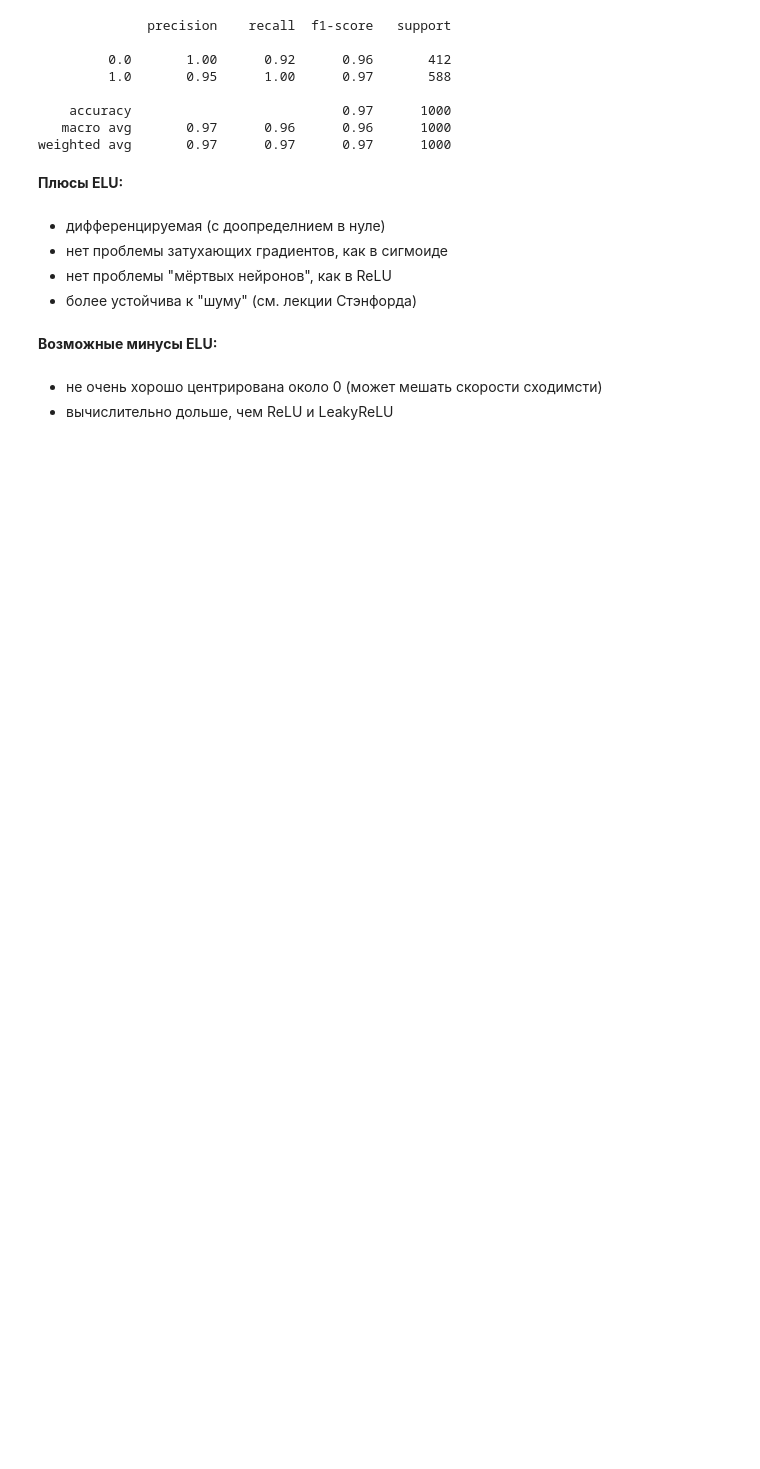
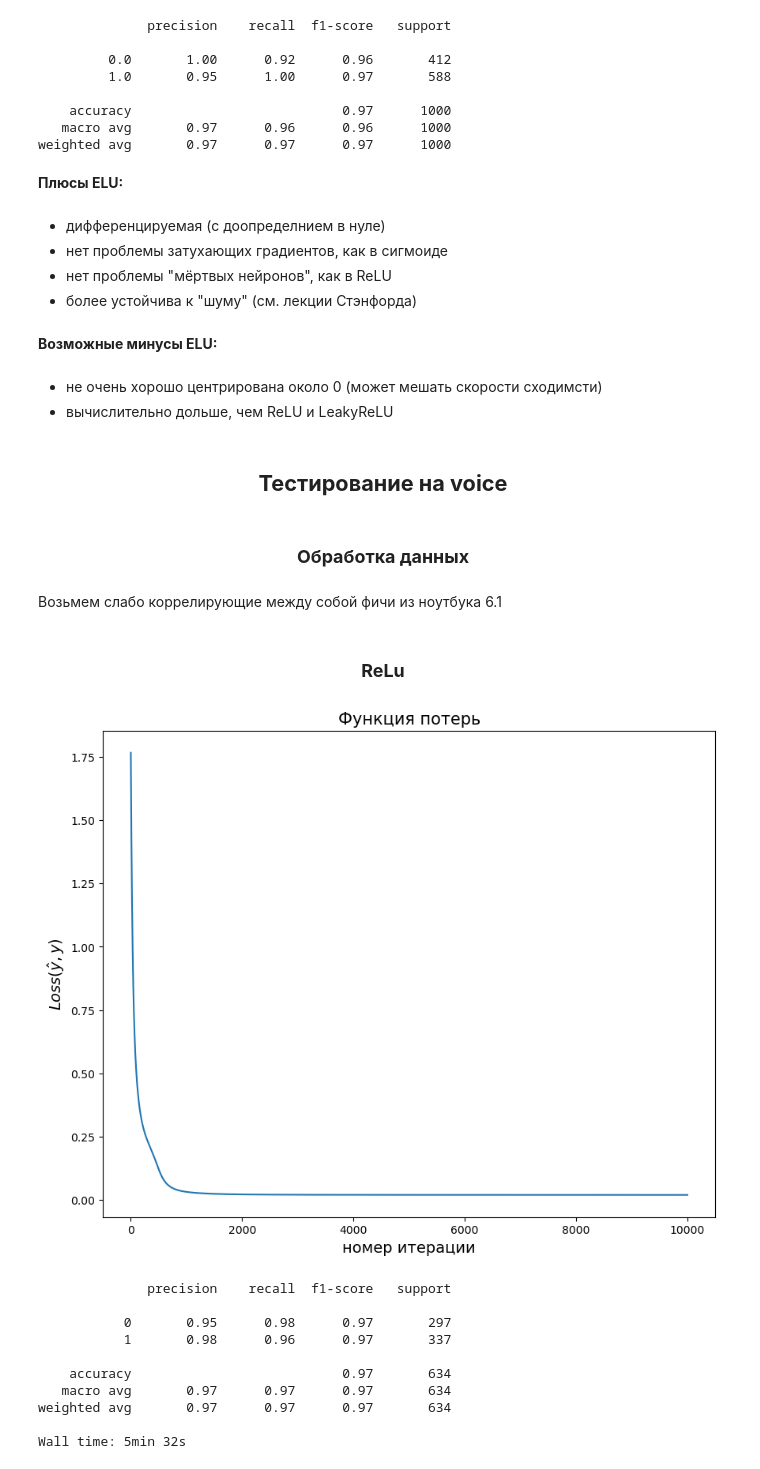
Before and after one commit to MGSDS/Itmo-ML, a Jupyter notebook: Lab 6/test 6.2 neuron_activations.ipynb, the cells around one changed output. Cells and saved outputs as stored; diff of their text form; code cells hidden in the pictures; blank space fills up the shorter version.

```diff
--- a/Lab 6/test 6.2 neuron_activations.ipynb
+++ b/Lab 6/test 6.2 neuron_activations.ipynb
@@ -637,3 +642,51 @@ weighted avg       0.97      0.97      0.97      1000
 # %% [markdown]
 * не очень хорошо центрирована около 0 (может мешать скорости сходимсти)
 * вычислительно дольше, чем ReLU и LeakyReLU
+# %% [markdown]
+<h2 style="text-align: center;"><b>Тестирование на voice</a></b></h2>
+# %% [markdown]
+<h3 style="text-align: center;"><b>Обработка данных</b></h3>
+# %% [markdown]
+Возьмем слабо коррелирующие между собой фичи из ноутбука 6.1
+# %%
+df_voice = pd.read_csv('voice.csv')
+df_voice.label = (df_voice.label == 'male').astype(int)
+feature_cols = ['meanfreq', 'median', 'Q75', 'skew', 'kurt',
+                'mode', 'meanfun', 'minfun', 'maxfun',
+                'meandom', 'mindom', 'maxdom', 'dfrange', 'modindx']
+target_col = df_voice.columns[-1]
+X = df_voice[feature_cols].to_numpy()
+y = df_voice[target_col].to_numpy()
+X_train, X_test, y_train, y_test = train_test_split(X , y, test_size=0.2, random_state=42)
+scaler = StandardScaler()
+X_train = scaler.fit_transform(X_train)
+X_test = scaler.transform(X_test)
+# %% [markdown]
+<h3 style="text-align: center;"><b>ReLu</b></h3>
+# %%
+%%time
+
+neuron = NeuronReLU()
+Loss_values = neuron.fit(X_train, y_train, num_epochs=10000)
+
+plt.figure(figsize=(10, 8))
+plt.plot(Loss_values)
+plt.title('Функция потерь', fontsize=15)
+plt.xlabel('номер итерации', fontsize=14)
+plt.ylabel('$Loss(\hat{y}, y)$', fontsize=14)
+plt.show()
+
+y_pred = neuron.forward_pass(X_test) > 0.5
+print(classification_report(y_test, y_pred))
+# %% [output]
+[figure, added]
+              precision    recall  f1-score   support
+
+           0       0.95      0.98      0.97       297
+           1       0.98      0.96      0.97       337
+
+    accuracy                           0.97       634
+   macro avg       0.97      0.97      0.97       634
+weighted avg       0.97      0.97      0.97       634
+
+Wall time: 5min 32s
```
Also changed, not shown: parts of 14 cells of this notebook.
